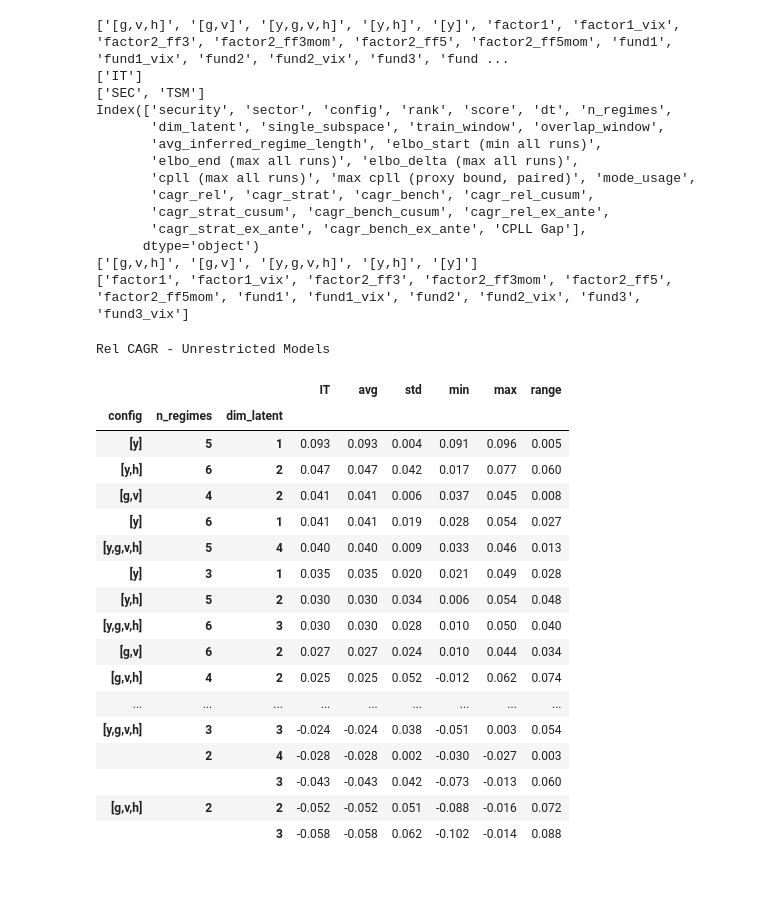
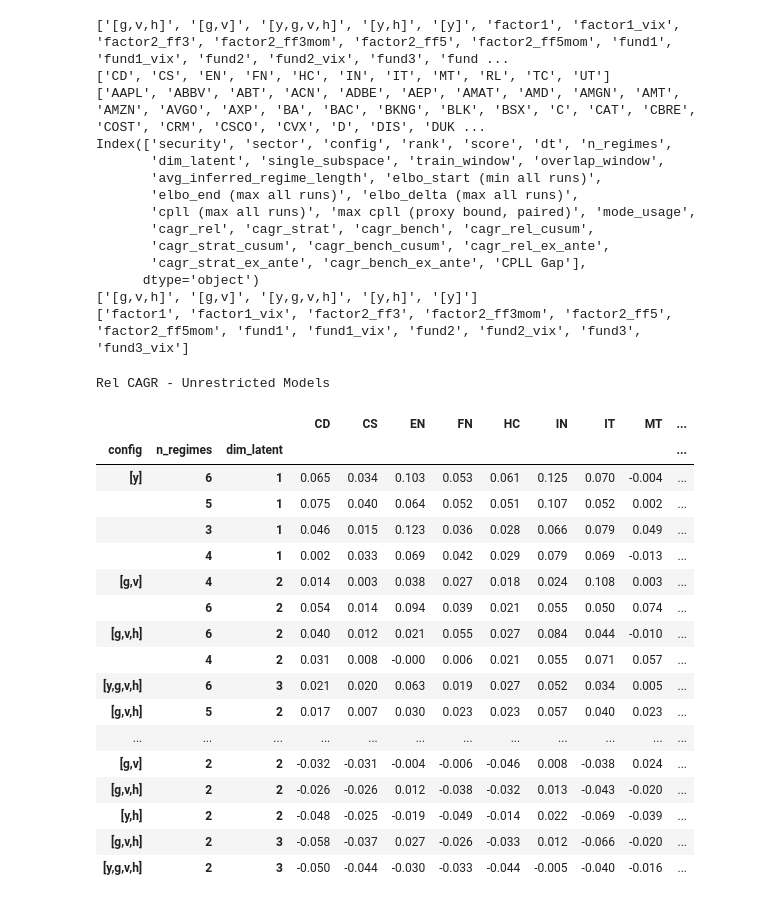
Before and after one commit to chrismader1/SLDS, a Jupyter notebook: rSLDS_analysis.ipynb, the cells around one changed output. Cells and saved outputs as stored; diff of their text form; code cells hidden in the pictures.

Commit message:
config updates

```diff
--- a/rSLDS_analysis.ipynb
+++ b/rSLDS_analysis.ipynb
@@ -8,7 +9,12 @@ import pandas as pd
 from sklearn.metrics import adjusted_rand_score as _ARI
+# %%
+# params
+vmin_cagr, vmax_cagr = -0.10, 0.10
+vmax_cpll = 200000
+vmax_elbo = 1000000
 # %%
 # import data
-filename_results = '/Users/chrismader/Python/SLDS/DRO/gridsearch_results TSM.csv'
+filename_results = '/Users/chrismader/Python/SLDS/Results/gridsearch_results.csv'
 filename_static = '/Users/chrismader/Python/SLDS/Data/static_data.csv'
 res = pd.read_csv(filename_results)
 static = pd.read_csv(filename_static, usecols=[0,1,2])
@@ -33,8 +39,8 @@ print(unrestricted)
 print(restricted)
 # %% [output]
 ['[g,v,h]', '[g,v]', '[y,g,v,h]', '[y,h]', '[y]', 'factor1', 'factor1_vix', 'factor2_ff3', 'factor2_ff3mom', 'factor2_ff5', 'factor2_ff5mom', 'fund1', 'fund1_vix', 'fund2', 'fund2_vix', 'fund3', 'fund ...
-['IT']
-['SEC', 'TSM']
+['CD', 'CS', 'EN', 'FN', 'HC', 'IN', 'IT', 'MT', 'RL', 'TC', 'UT']
+['AAPL', 'ABBV', 'ABT', 'ACN', 'ADBE', 'AEP', 'AMAT', 'AMD', 'AMGN', 'AMT', 'AMZN', 'AVGO', 'AXP', 'BA', 'BAC', 'BKNG', 'BLK', 'BSX', 'C', 'CAT', 'CBRE', 'COST', 'CRM', 'CSCO', 'CVX', 'D', 'DIS', 'DUK ...
 Index(['security', 'sector', 'config', 'rank', 'score', 'dt', 'n_regimes',
        'dim_latent', 'single_subspace', 'train_window', 'overlap_window',
        'avg_inferred_regime_length', 'elbo_start (min all runs)',
@@ -117,27 +181,29 @@ CAPTION_CSS = [{'selector': 'caption',
 # %%
 # Model performance - unrestricted
 df_unrestr = res[res['config'].isin(unrestricted)]
+df_unrestr.to_csv('Out/df_unrestr.csv')
 styled_unrestr, base_idx_unrestr, cols_tail_unrestr, cols_all_unrestr = performance(df_unrestr, 'cagr_rel_ex_ante')
 styled_unrestr.set_caption("Rel CAGR - Unrestricted Models")
 styled_unrestr.set_table_styles(CAPTION_CSS, overwrite=False)
+styled_unrestr.data.to_csv('Out/unrestr_rel_cagr.csv')
 styled_unrestr
 # %% [output]
 Rel CAGR - Unrestricted Models
-|  |  |  | IT | avg | std | min | max | range |
-| config | n_regimes | dim_latent |  |  |  |  |  |  |
-| [y] | 5 | 1 | 0.093 | 0.093 | 0.004 | 0.091 | 0.096 | 0.005 |
-| [y,h] | 6 | 2 | 0.047 | 0.047 | 0.042 | 0.017 | 0.077 | 0.060 |
-| [g,v] | 4 | 2 | 0.041 | 0.041 | 0.006 | 0.037 | 0.045 | 0.008 |
-| [y] | 6 | 1 | 0.041 | 0.041 | 0.019 | 0.028 | 0.054 | 0.027 |
-| [y,g,v,h] | 5 | 4 | 0.040 | 0.040 | 0.009 | 0.033 | 0.046 | 0.013 |
-| [y] | 3 | 1 | 0.035 | 0.035 | 0.020 | 0.021 | 0.049 | 0.028 |
-| [y,h] | 5 | 2 | 0.030 | 0.030 | 0.034 | 0.006 | 0.054 | 0.048 |
-| [y,g,v,h] | 6 | 3 | 0.030 | 0.030 | 0.028 | 0.010 | 0.050 | 0.040 |
-| [g,v] | 6 | 2 | 0.027 | 0.027 | 0.024 | 0.010 | 0.044 | 0.034 |
-| [g,v,h] | 4 | 2 | 0.025 | 0.025 | 0.052 | -0.012 | 0.062 | 0.074 |
-| ... | ... | ... | ... | ... | ... | ... | ... | ... |
-| [y,g,v,h] | 3 | 3 | -0.024 | -0.024 | 0.038 | -0.051 | 0.003 | 0.054 |
-|  | 2 | 4 | -0.028 | -0.028 | 0.002 | -0.030 | -0.027 | 0.003 |
-|  |  | 3 | -0.043 | -0.043 | 0.042 | -0.073 | -0.013 | 0.060 |
-| [g,v,h] | 2 | 2 | -0.052 | -0.052 | 0.051 | -0.088 | -0.016 | 0.072 |
-|  |  | 3 | -0.058 | -0.058 | 0.062 | -0.102 | -0.014 | 0.088 |
+|  |  |  | CD | CS | EN | FN | HC | IN | IT | MT | ... |
+| config | n_regimes | dim_latent |  |  |  |  |  |  |  |  | ... |
+| [y] | 6 | 1 | 0.065 | 0.034 | 0.103 | 0.053 | 0.061 | 0.125 | 0.070 | -0.004 | ... |
+|  | 5 | 1 | 0.075 | 0.040 | 0.064 | 0.052 | 0.051 | 0.107 | 0.052 | 0.002 | ... |
+|  | 3 | 1 | 0.046 | 0.015 | 0.123 | 0.036 | 0.028 | 0.066 | 0.079 | 0.049 | ... |
+|  | 4 | 1 | 0.002 | 0.033 | 0.069 | 0.042 | 0.029 | 0.079 | 0.069 | -0.013 | ... |
+| [g,v] | 4 | 2 | 0.014 | 0.003 | 0.038 | 0.027 | 0.018 | 0.024 | 0.108 | 0.003 | ... |
+|  | 6 | 2 | 0.054 | 0.014 | 0.094 | 0.039 | 0.021 | 0.055 | 0.050 | 0.074 | ... |
+| [g,v,h] | 6 | 2 | 0.040 | 0.012 | 0.021 | 0.055 | 0.027 | 0.084 | 0.044 | -0.010 | ... |
+|  | 4 | 2 | 0.031 | 0.008 | -0.000 | 0.006 | 0.021 | 0.055 | 0.071 | 0.057 | ... |
+| [y,g,v,h] | 6 | 3 | 0.021 | 0.020 | 0.063 | 0.019 | 0.027 | 0.052 | 0.034 | 0.005 | ... |
+| [g,v,h] | 5 | 2 | 0.017 | 0.007 | 0.030 | 0.023 | 0.023 | 0.057 | 0.040 | 0.023 | ... |
+| ... | ... | ... | ... | ... | ... | ... | ... | ... | ... | ... | ... |
+| [g,v] | 2 | 2 | -0.032 | -0.031 | -0.004 | -0.006 | -0.046 | 0.008 | -0.038 | 0.024 | ... |
+| [g,v,h] | 2 | 2 | -0.026 | -0.026 | 0.012 | -0.038 | -0.032 | 0.013 | -0.043 | -0.020 | ... |
+| [y,h] | 2 | 2 | -0.048 | -0.025 | -0.019 | -0.049 | -0.014 | 0.022 | -0.069 | -0.039 | ... |
+| [g,v,h] | 2 | 3 | -0.058 | -0.037 | 0.027 | -0.026 | -0.033 | 0.012 | -0.066 | -0.020 | ... |
+| [y,g,v,h] | 2 | 3 | -0.050 | -0.044 | -0.030 | -0.033 | -0.044 | -0.005 | -0.040 | -0.016 | ... |
```
Also changed, not shown: parts of 21 cells of this notebook, 7 other files.
